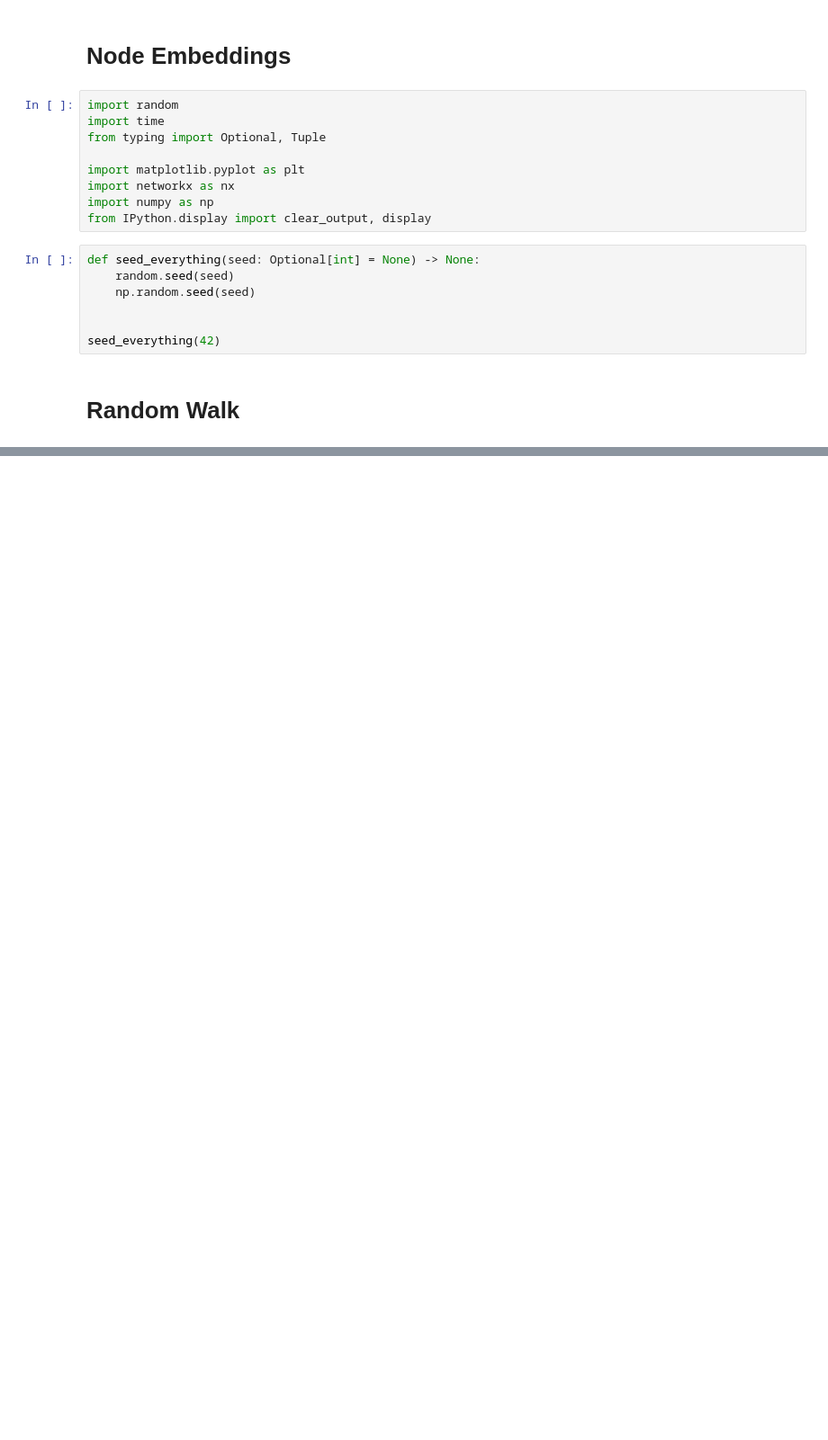
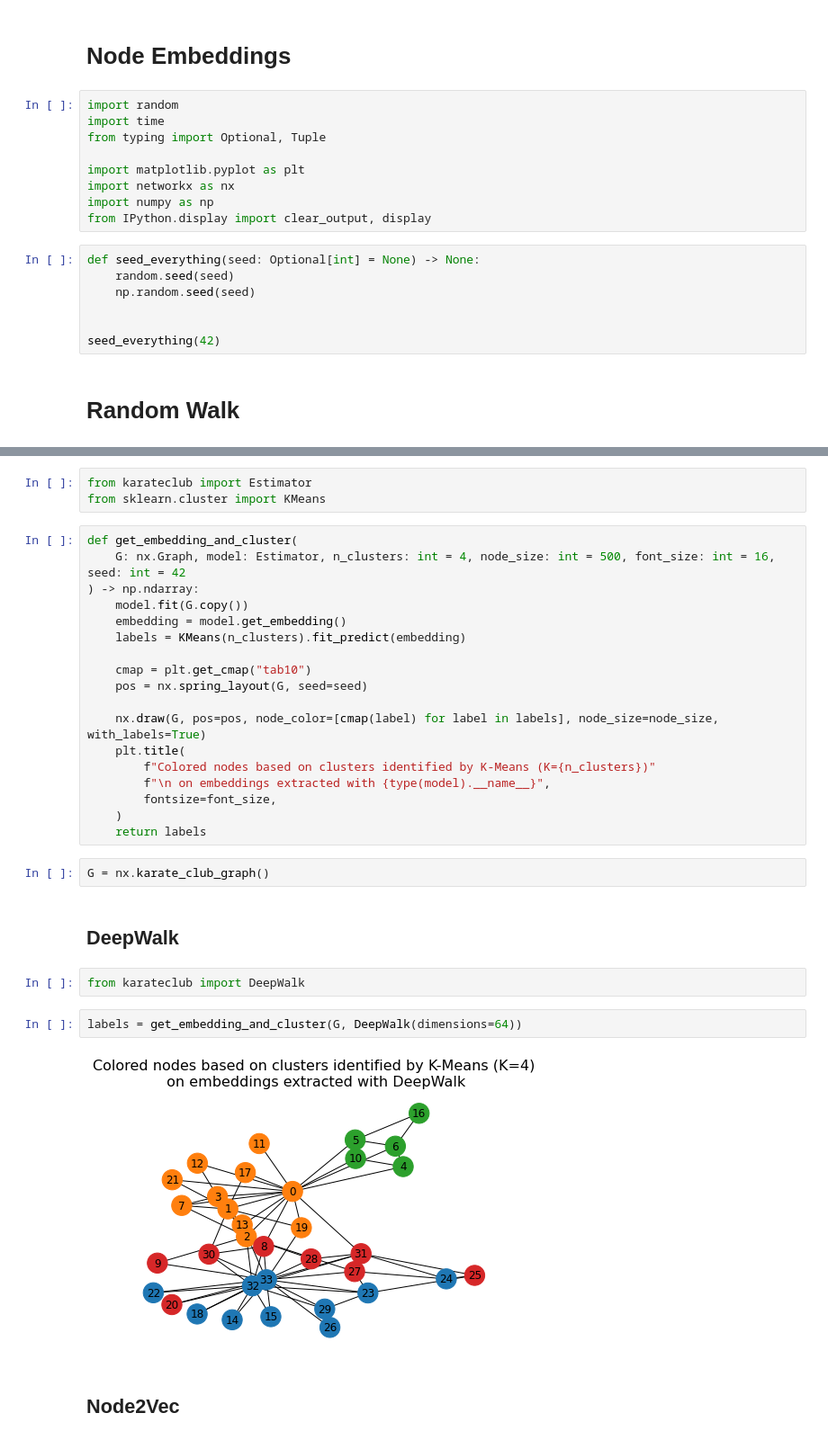
Before and after one commit to mnslarcher/cs224w-slides-to-code, a Jupyter notebook: notebooks/03-node-embeddings.ipynb, the cells around one changed output, grey strips where cells are left out. Shown: that part at 90% size. Drawn from its saved outputs; the diff is of its cells as text; blank space fills up the shorter version.

Commit message:
Add code for slides up to Node2vec

```diff
--- a/notebooks/03-node-embeddings.ipynb
+++ b/notebooks/03-node-embeddings.ipynb
@@ -123,0 +147,33 @@ plt.show()
+# %%
+from karateclub import Estimator
+from sklearn.cluster import KMeans
+# %%
+def get_embedding_and_cluster(
+    G: nx.Graph, model: Estimator, n_clusters: int = 4, node_size: int = 500, font_size: int = 16, seed: int = 42
+) -> np.ndarray:
+    model.fit(G.copy())
+    embedding = model.get_embedding()
+    labels = KMeans(n_clusters).fit_predict(embedding)
+
+    cmap = plt.get_cmap("tab10")
+    pos = nx.spring_layout(G, seed=seed)
+
+    nx.draw(G, pos=pos, node_color=[cmap(label) for label in labels], node_size=node_size, with_labels=True)
+    plt.title(
+        f"Colored nodes based on clusters identified by K-Means (K={n_clusters})"
+        f"\n on embeddings extracted with {type(model).__name__}",
+        fontsize=font_size,
+    )
+    return labels
+# %%
+G = nx.karate_club_graph()
+# %% [markdown]
+## DeepWalk
+# %%
+from karateclub import DeepWalk
+# %%
+labels = get_embedding_and_cluster(G, DeepWalk(dimensions=64))
+# %% [output]
+[figure, added]
+# %% [markdown]
+## Node2Vec
```
Also changed, not shown: parts of 6 cells of this notebook.
